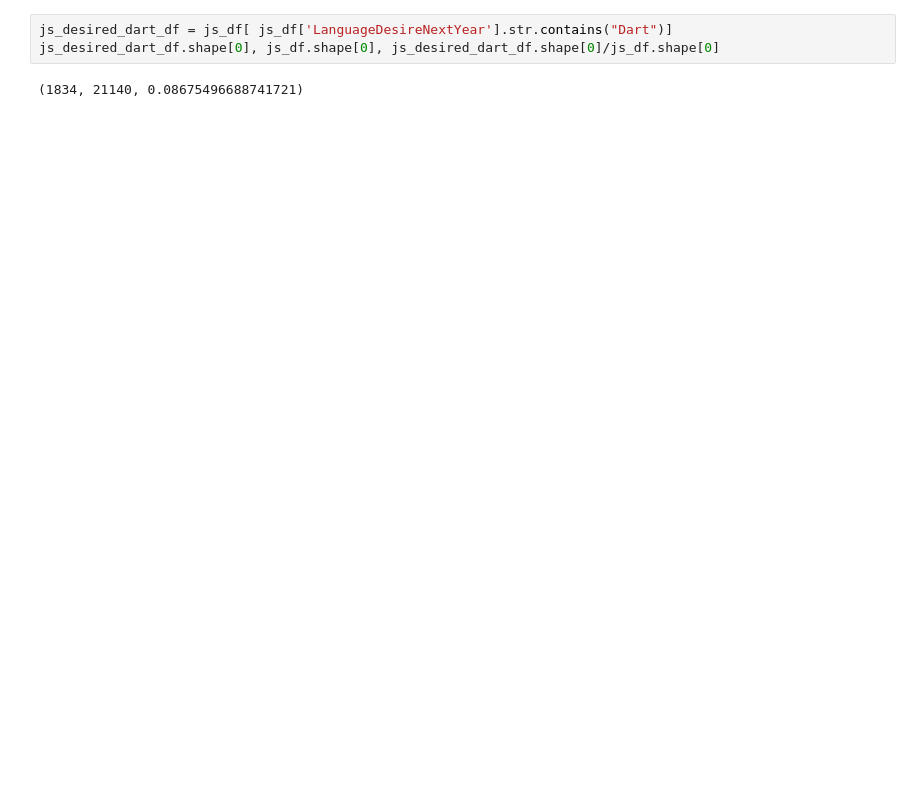
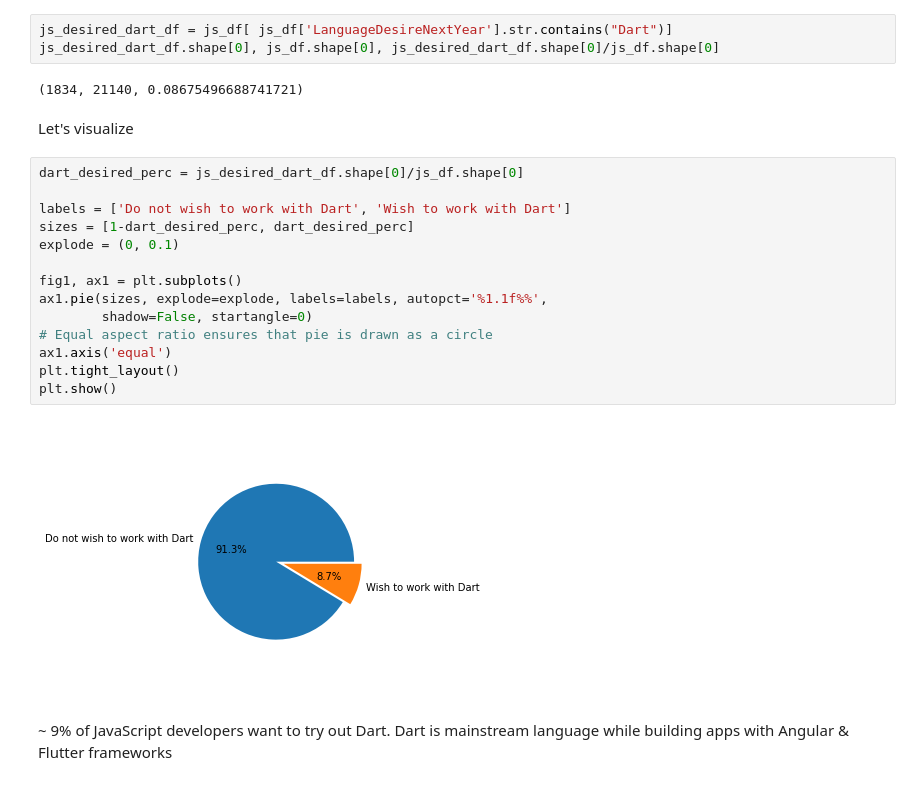
Before and after one commit to mkkhedawat/ploty, a Jupyter notebook: main.ipynb, the cells around one changed output. Saved outputs shown, nothing was run; the diff lists cells and outputs as text; blank space fills up the shorter version.

```diff
--- a/main.ipynb
+++ b/main.ipynb
@@ -254,3 +421,23 @@ js_desired_dart_df = js_df[ js_df['LanguageDesireNextYear'].str.contains("Dart")
 js_desired_dart_df.shape[0], js_df.shape[0], js_desired_dart_df.shape[0]/js_df.shape[0]
 # %% [output]
 (1834, 21140, 0.08675496688741721)
+# %% [markdown]
+Let's visualize
+# %%
+dart_desired_perc = js_desired_dart_df.shape[0]/js_df.shape[0]
+
+labels = ['Do not wish to work with Dart', 'Wish to work with Dart']
+sizes = [1-dart_desired_perc, dart_desired_perc]
+explode = (0, 0.1)
+
+fig1, ax1 = plt.subplots()
+ax1.pie(sizes, explode=explode, labels=labels, autopct='%1.1f%%',
+        shadow=False, startangle=0)
+# Equal aspect ratio ensures that pie is drawn as a circle
+ax1.axis('equal')
+plt.tight_layout()
+plt.show()
+# %% [output]
+[figure, added]
+# %% [markdown]
+~ 9% of JavaScript developers want to try out Dart. Dart is mainstream language while building apps with Angular & Flutter frameworks
```
Also changed, not shown: parts of 71 cells of this notebook, 2 other files.
